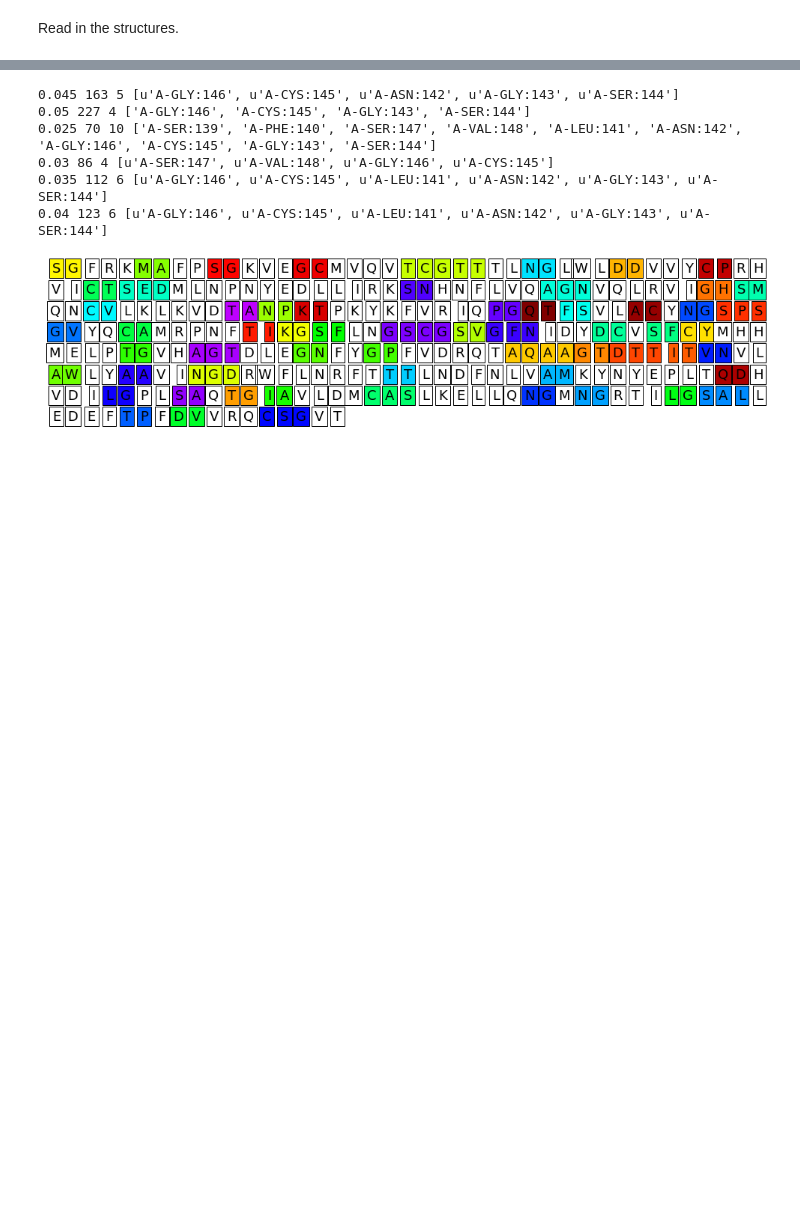
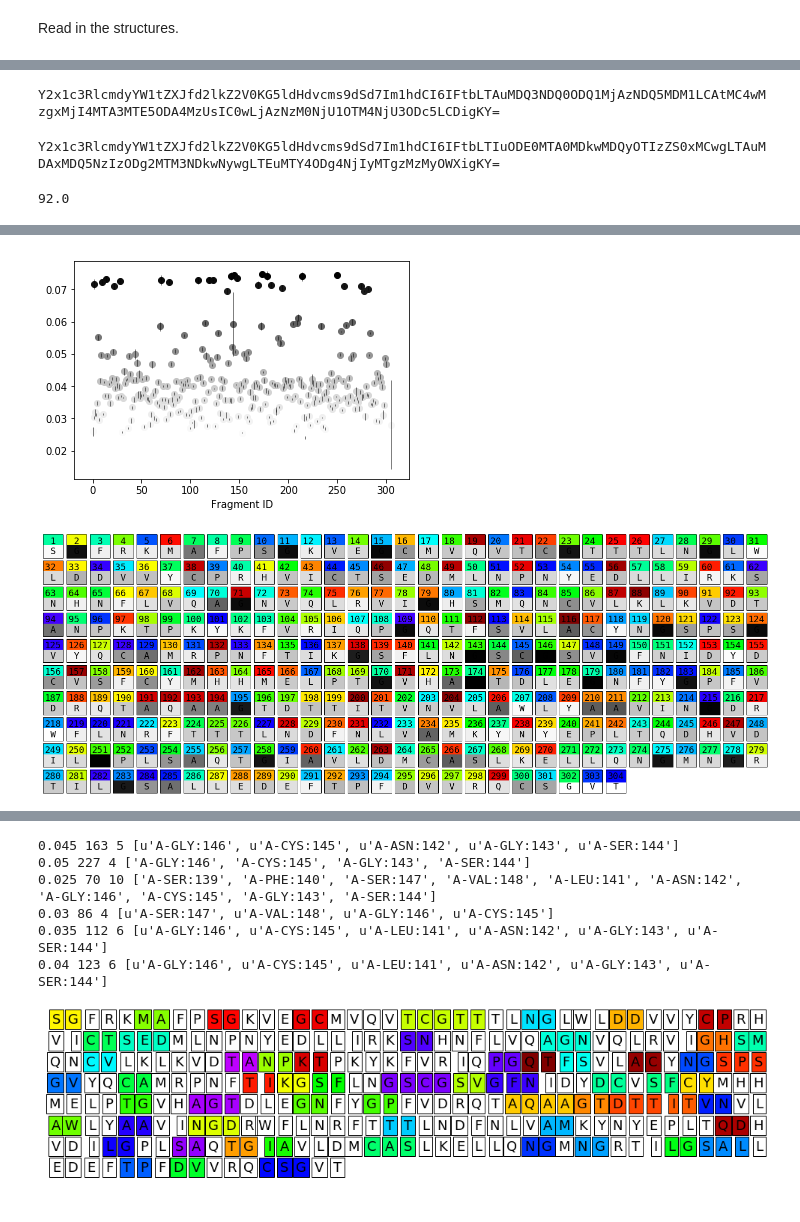
Before and after one commit to luigigenovese/moonshot-BigDFT, a Jupyter notebook: ChessBoard-analysis.ipynb, the cells around one changed output, grey strips where cells are left out. Saved outputs shown, nothing was run; the diff lists cells and outputs as text; code cells hidden in the pictures; blank space fills up the shorter version.

```diff
--- a/ChessBoard-analysis.ipynb
+++ b/ChessBoard-analysis.ipynb
@@ -112,0 +32,3 @@ Read in the structures.
+# %%
+#start from this cell in the case of a serialized population
+repop = BioQM.BioSystemPopulation.load('diamond-moonshot.tar.gz',options=dict(sequence_from_fragments=True,disable_warnings=True))
@@ -112,0 +100,27 @@ Read in the structures.
+# %%
+df = average_strenght(newpop,repop.sequences_to_fragments[0])
+import clustergrammer_widget as cw
+net = cw.Network(cw.clustergrammer_widget)
+net.load_df(df)
+net.add_cats('row',chains)
+net.cluster(enrichrgram=True)
+net.widget()
+# %% [output]
+Y2x1c3RlcmdyYW1tZXJfd2lkZ2V0KG5ldHdvcms9dSd7Im1hdCI6IFtbLTAuMDQ3NDQ0ODQ1MjAzNDQ5MDM1LCAtMC4wMzgxMjI4MTA3MTE5ODA4MzUsIC0wLjAzNzM0NjU1OTM4NjU3ODc5LCDigKY=
+# %%
+df = average_strenght(repop.populations['interactions'],repop.sequences_to_fragments[0])
+import clustergrammer_widget as cw
+net = cw.Network(cw.clustergrammer_widget)
+net.load_df(df)
+net.add_cats('row',chains)
+net.cluster(enrichrgram=True)
+net.widget()
+# %% [output]
+Y2x1c3RlcmdyYW1tZXJfd2lkZ2V0KG5ldHdvcms9dSd7Im1hdCI6IFtbLTIuODE0MTA0MDkwMDQyOTIzZS0xMCwgLTAuMDAxMDQ5NzIzODg2MTM3NDkwNywgLTEuMTY4ODg4NjIyMTgzMzMyOWXigKY=
+# %%
+repop.populations['system_dfs'].full_weight
+# %% [output]
+92.0
+# %%
+repop.represent(color_by='purity',with_fragment_labels=True)
+# %% [output]
@@ -112,0 +128,2 @@ Read in the structures.
+[figure, added]
+[figure, added]
```
Also changed, not shown: parts of 62 cells of this notebook, 4 other files.
